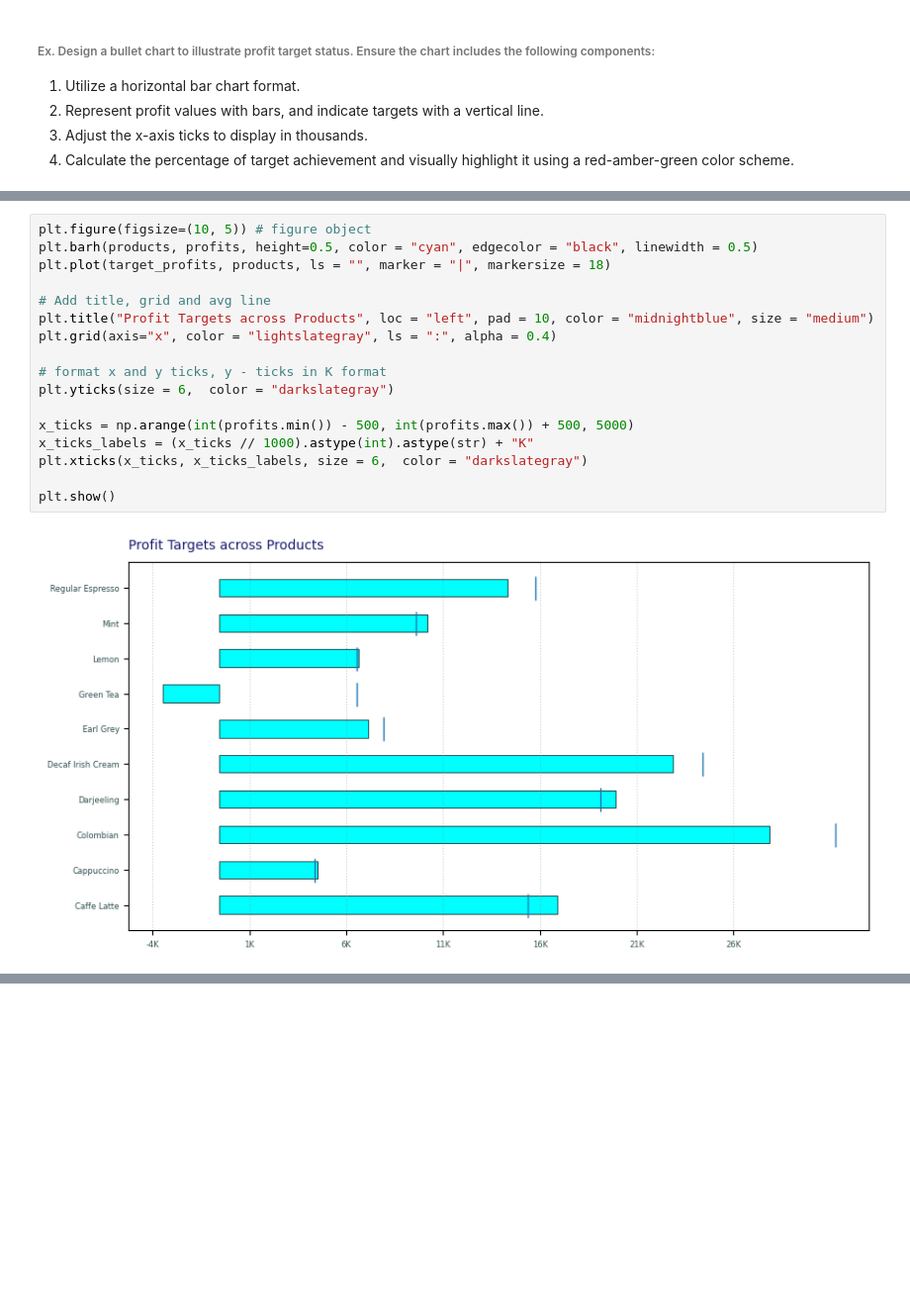
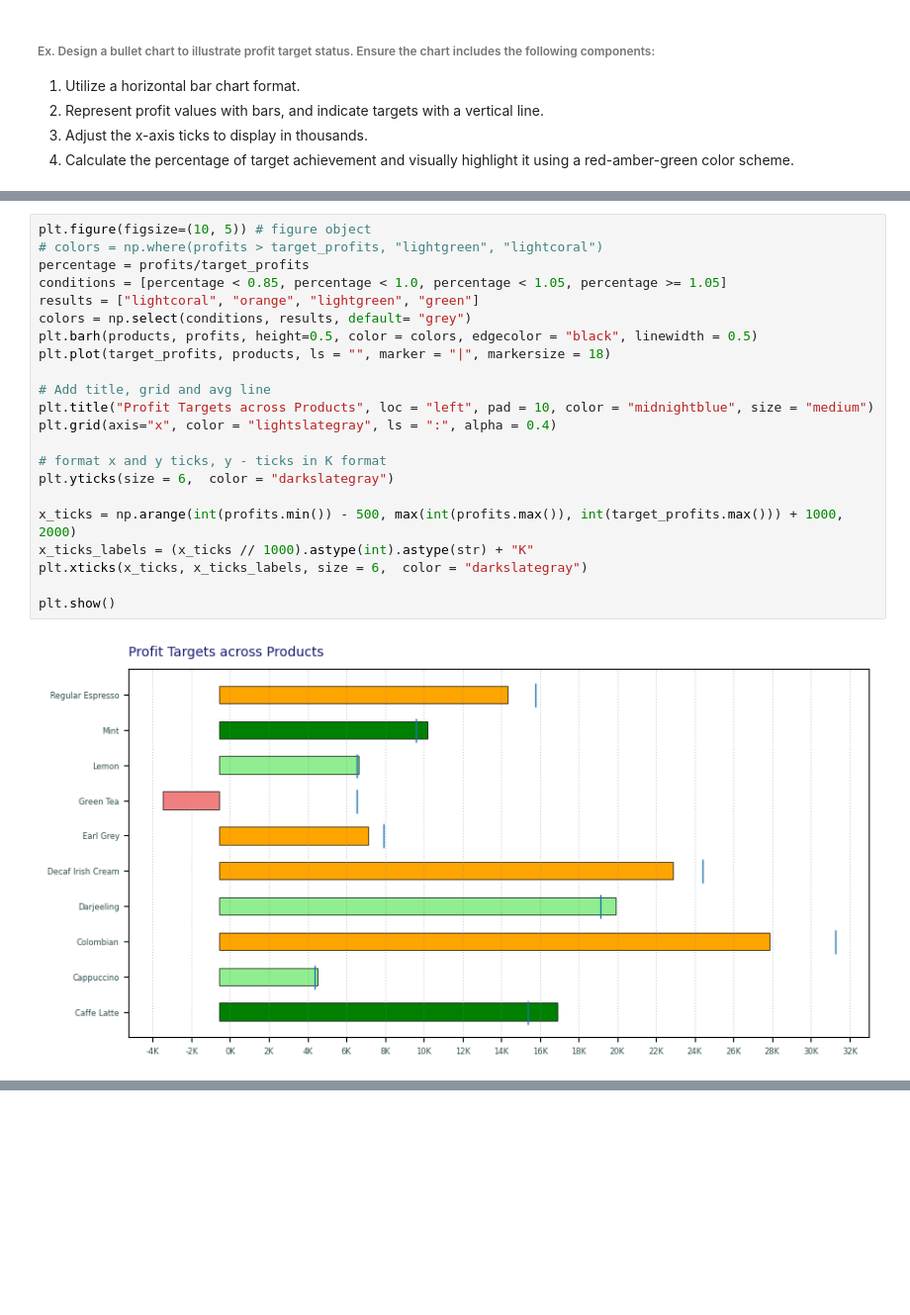
Before and after one commit to knowledge-corner/Optum_Global_nov_24, a Jupyter notebook: Day - 2.ipynb, the cells around one changed output, grey strips where cells are left out. Shown at 99% size. Saved outputs shown, nothing was run; the diff lists cells and outputs as text; blank space fills up the shorter version.

```diff
--- a/Day - 2.ipynb
+++ b/Day - 2.ipynb
@@ -266,19 +300,24 @@ plt.show()
 # %%
 plt.figure(figsize=(10, 5)) # figure object
-plt.barh(products, profits, height=0.5, color = "cyan", edgecolor = "black", linewidth = 0.5)
+# colors = np.where(profits > target_profits, "lightgreen", "lightcoral")
+percentage = profits/target_profits
+conditions = [percentage < 0.85, percentage < 1.0, percentage < 1.05, percentage >= 1.05]
+results = ["lightcoral", "orange", "lightgreen", "green"]
+colors = np.select(conditions, results, default= "grey")
+plt.barh(products, profits, height=0.5, color = colors, edgecolor = "black", linewidth = 0.5)
 plt.plot(target_profits, products, ls = "", marker = "|", markersize = 18)
 
 # Add title, grid and avg line
 plt.title("Profit Targets across Products", loc = "left", pad = 10, color = "midnightblue", size = "medium")
 plt.grid(axis="x", color = "lightslategray", ls = ":", alpha = 0.4)
 
 # format x and y ticks, y - ticks in K format
 plt.yticks(size = 6,  color = "darkslategray")
 
-x_ticks = np.arange(int(profits.min()) - 500, int(profits.max()) + 500, 5000)
+x_ticks = np.arange(int(profits.min()) - 500, max(int(profits.max()), int(target_profits.max())) + 1000, 2000)
 x_ticks_labels = (x_ticks // 1000).astype(int).astype(str) + "K"
 plt.xticks(x_ticks, x_ticks_labels, size = 6,  color = "darkslategray")
 
 plt.show()
 # %% [output]
-[figure, old version]
+[figure, new version]
```
Also changed, not shown: parts of 14 cells of this notebook.
